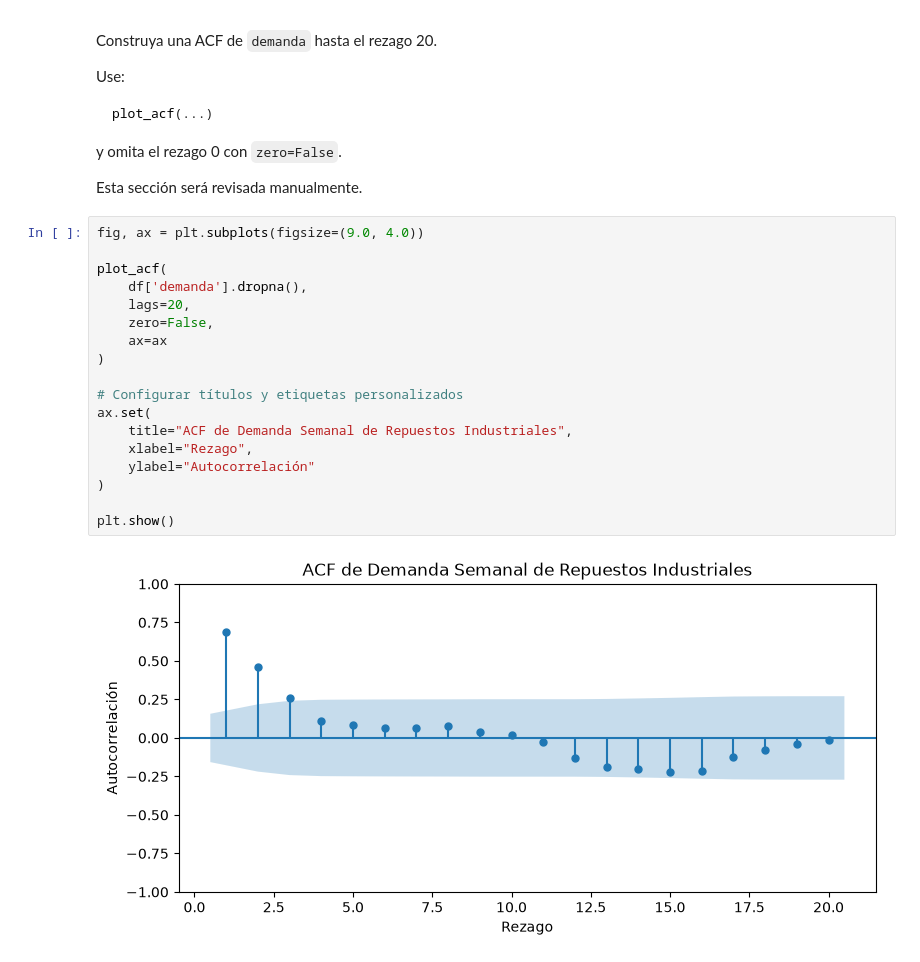
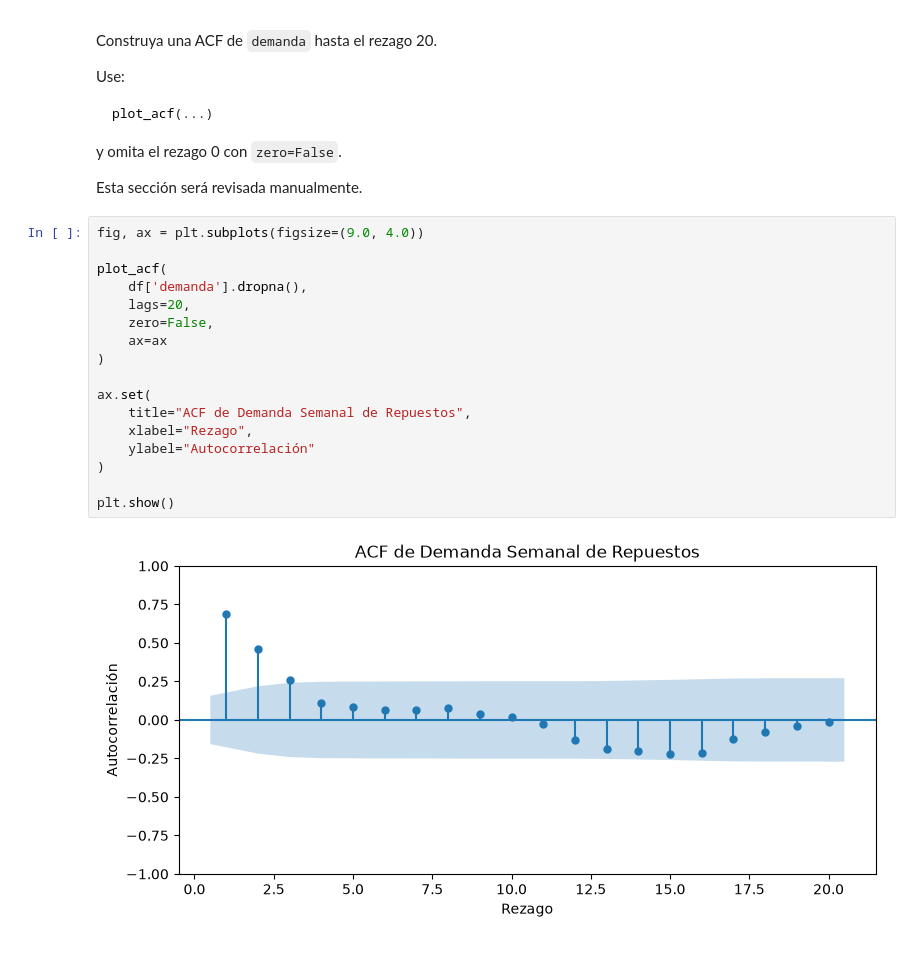
Before and after one commit to DaviiiidGL/Procesos_Estocasticos, a Jupyter notebook: taller_f01.ipynb, the cells around one changed output. Saved outputs shown, nothing was run; the diff lists cells and outputs as text.

```diff
--- a/taller_f01.ipynb
+++ b/taller_f01.ipynb
@@ -200,20 +200,19 @@ Esta sección será revisada manualmente.
 # %%
 fig, ax = plt.subplots(figsize=(9.0, 4.0))
 
 plot_acf(
     df['demanda'].dropna(),
     lags=20,
     zero=False,
     ax=ax
 )
 
-# Configurar títulos y etiquetas personalizados
 ax.set(
-    title="ACF de Demanda Semanal de Repuestos Industriales",
+    title="ACF de Demanda Semanal de Repuestos",
     xlabel="Rezago",
     ylabel="Autocorrelación"
 )
 
 plt.show()
 # %% [output]
-[figure, old version]
+[figure, new version]
```
